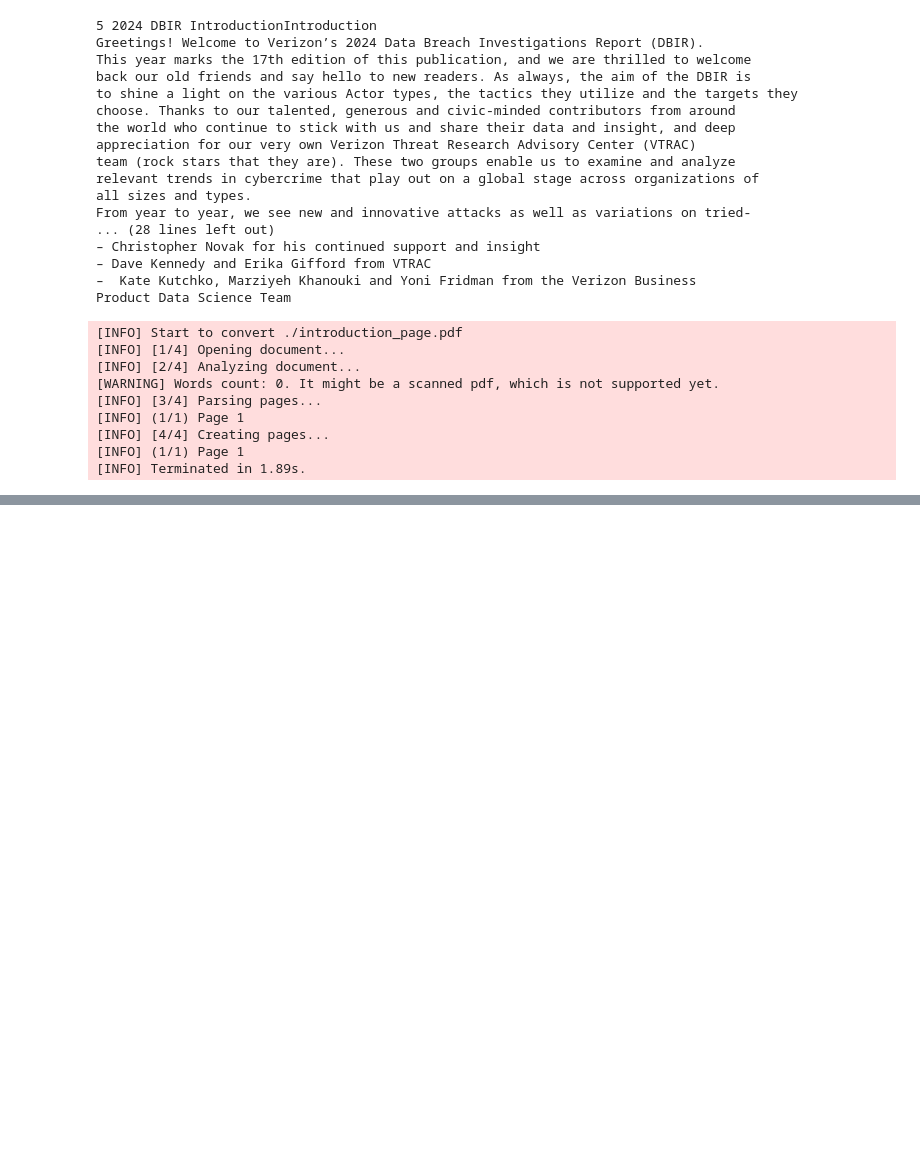
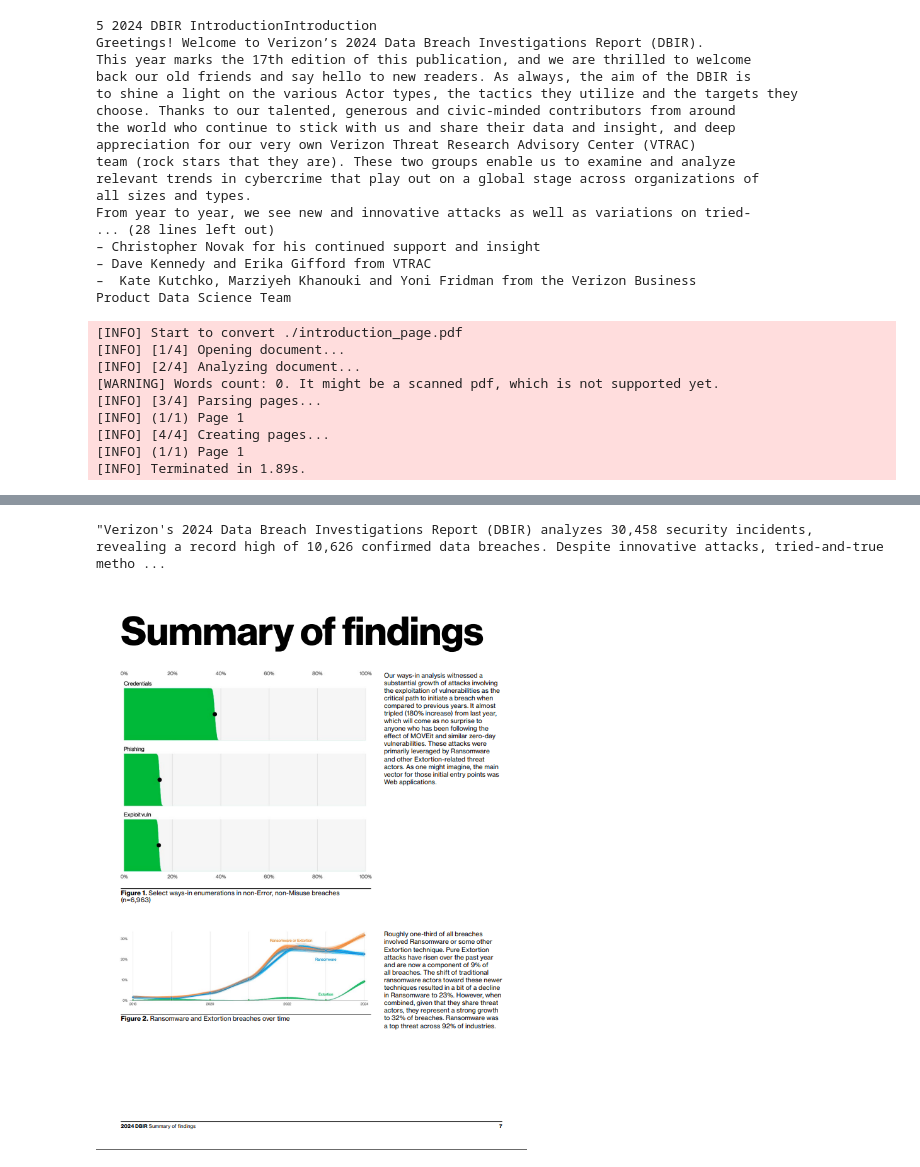
Before and after one commit to karthick-k17/Summarization, a Jupyter notebook: main.ipynb, the cells around one changed output, grey strips where cells are left out. Drawn from its saved outputs; the diff is of its cells as text; code cells hidden in the pictures; blank space fills up the shorter version.

Commit message:
adding google llm

```diff
--- a/main.ipynb
+++ b/main.ipynb
@@ -96,0 +237,33 @@ def create_documents_per_words(freq_matrix):
+# %%
+response.text
+# %% [output]
+"Verizon's 2024 Data Breach Investigations Report (DBIR) analyzes 30,458 security incidents, revealing a record high of 10,626 confirmed data breaches. Despite innovative attacks, tried-and-true metho ...
+# %%
+import google.generativeai as genai
+from pdf2image import convert_from_path
+genai.configure(
+    api_key='AIzaSyD1hHhzOeCpsM0stiahX_kFz4EnyruHlo4'
+)
+
+# config = genai.GenerationConfig(
+#     temperature=0.55
+# )
+
+model = genai.GenerativeModel(
+    'gemini-pro-vision',
+    # generation_config=config
+)
+
+chat_session = model.start_chat(
+    history=[
+
+    ]
+)
+
+
+# pil_image = convert_from_path('./test1.pdf')[0]
+import PIL.Image
+img = PIL.Image.open('page.png')
+img
+# %% [output]
+[figure, added]
```
Also changed, not shown: parts of 18 cells of this notebook, 3 other files.
